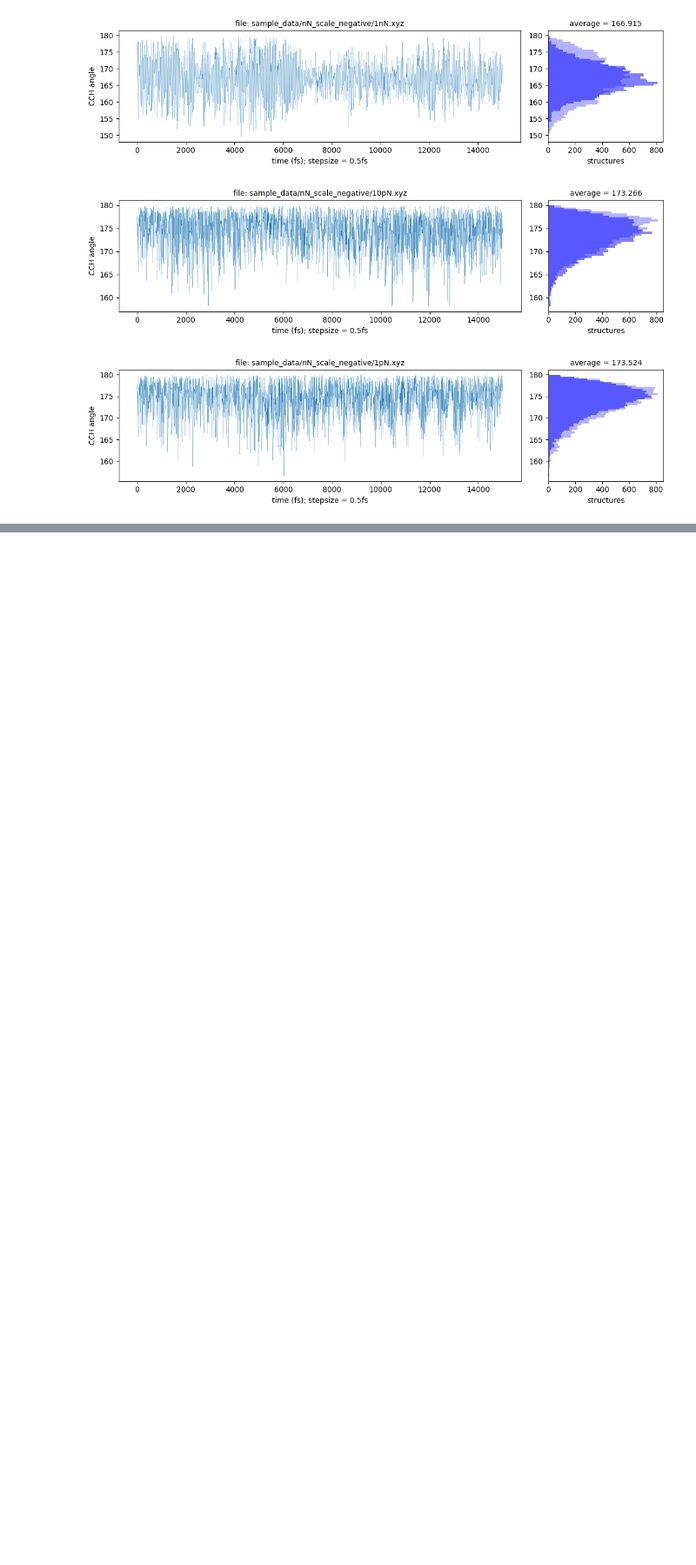
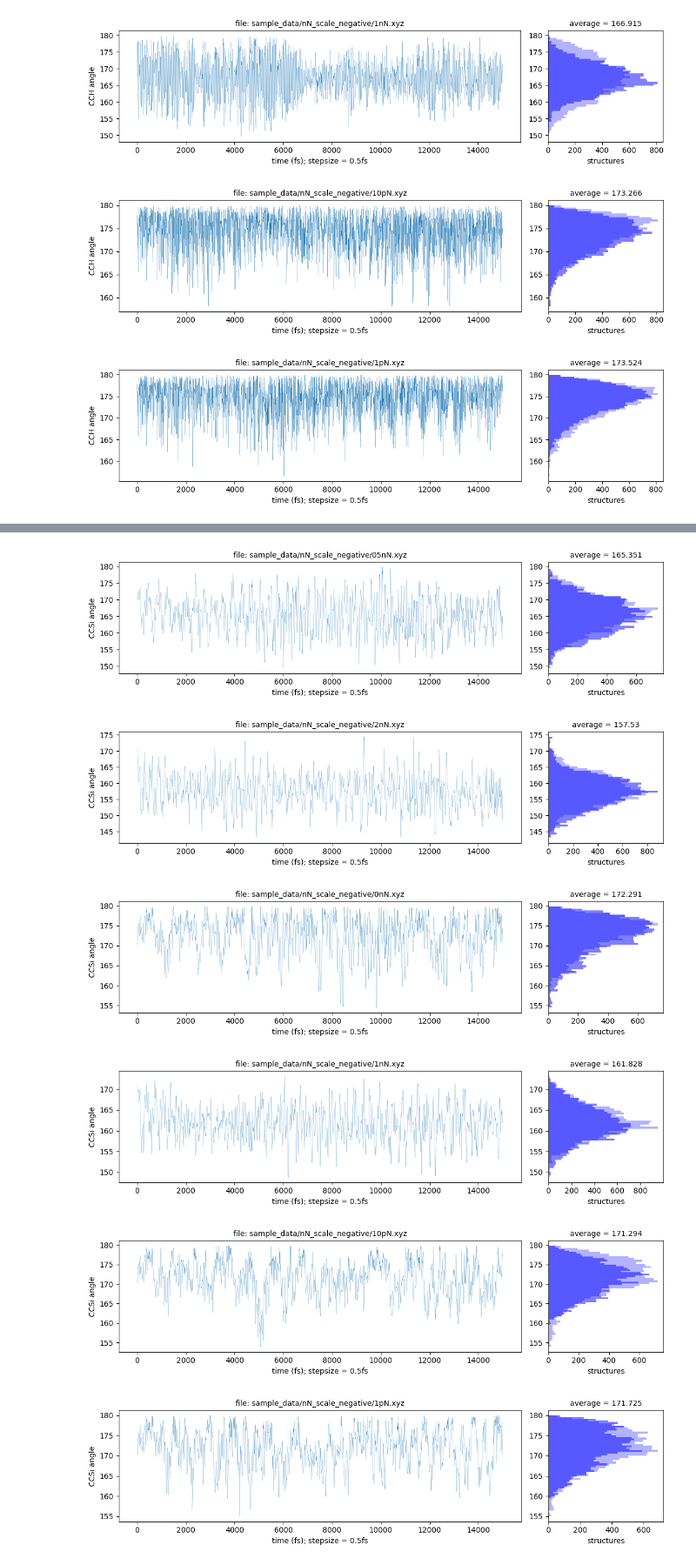
Before and after one commit to rkwok9158/coordinate_reader, a Jupyter notebook: new_reader.ipynb, the cells around one changed output, grey strips where cells are left out. Shown at 87% size. Cells and saved outputs as stored; diff of their text form; code cells hidden in the pictures; blank space fills up the shorter version.

```diff
--- a/new_reader.ipynb
+++ b/new_reader.ipynb
@@ -168,0 +183,14 @@ for file in os.listdir(wdir):
+# %%
+# plot_traj('sample_data/nN_scale_redo/1nN.xyz', 0.25)
+
+wdir = 'sample_data/nN_scale_negative/'
+
+for file in os.listdir(wdir):
+    plot_traj(f"{wdir}{file}", [7,8,24], 0.5, 'CCSi angle')
+# %% [output]
+[figure, added]
+[figure, added]
+[figure, added]
+[figure, added]
+[figure, added]
+[figure, added]
```
Also changed, not shown: parts of 4 cells of this notebook.
